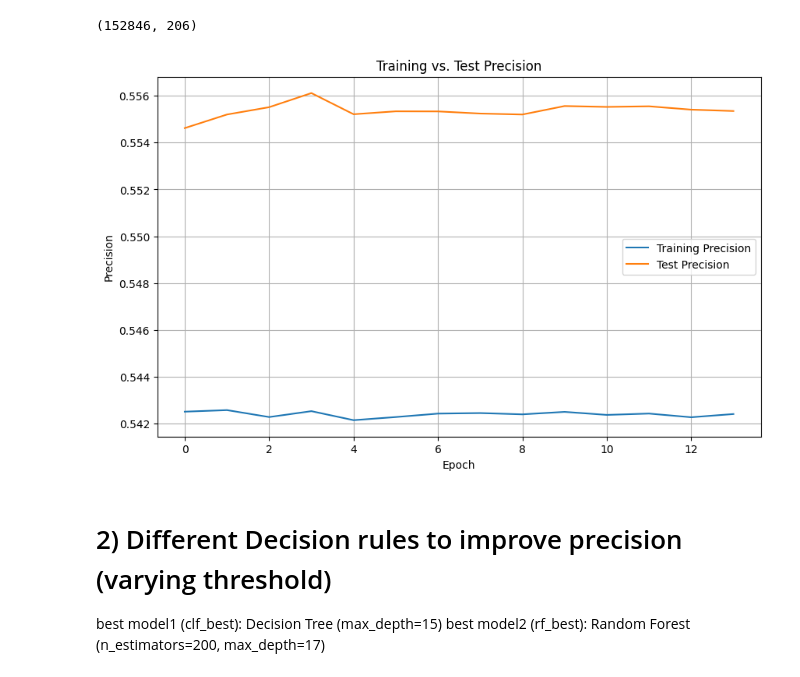
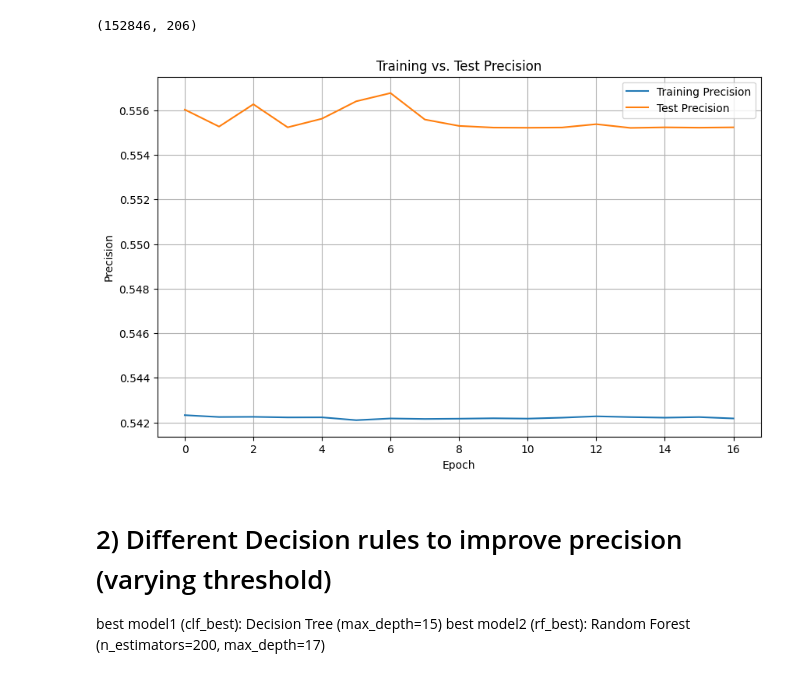
Before and after one commit to mary435/stock-markets-analytics, a Jupyter notebook: 04/Module_04_HA_Workbook_Q2_Advanced.ipynb, the cells around one changed output. Cells and saved outputs as stored; diff of their text form; code cells hidden in the pictures.

```diff
--- a/04/Module_04_HA_Workbook_Q2_Advanced.ipynb
+++ b/04/Module_04_HA_Workbook_Q2_Advanced.ipynb
@@ -1271,8 +1345,8 @@ def train_neural_network_with_hyperparams(HYPER_PARAMS_SPACE, MAX_MODELS=0, MAX_
   return best_model, best_history.history #full hyper params search on all models
 # %%
 # returns best_model (trained) and best_history (history of train operations)
-# best_model, best_history = train_neural_network_with_hyperparams(HYPER_PARAMS_SPACE=p,
-#                                                                  MAX_MODELS=2, #not more than 2 models
-#                                                                  MAX_EPOCHS=250,
-#                                                                  EARLY_STOPPING_PATIENCE=10
-#                                                                  )
+best_model, best_history = train_neural_network_with_hyperparams(HYPER_PARAMS_SPACE=p,
+                                                                  MAX_MODELS=2, #not more than 2 models
+                                                                  MAX_EPOCHS=250,
+                                                                  EARLY_STOPPING_PATIENCE=10
+                                                                  )
@@ -1279,6 +1371,5 @@ def train_neural_network_with_hyperparams(HYPER_PARAMS_SPACE, MAX_MODELS=0, MAX_
 # %%
 # UNCOMMENT WHEN RUN AGAIN
-
-# best_history_nn = best_history
-# best_model_nn = best_model
+best_history_nn = best_history
+best_model_nn = best_model
 # %%
@@ -1286,5 +1397,5 @@ def train_neural_network_with_hyperparams(HYPER_PARAMS_SPACE, MAX_MODELS=0, MAX_
 # %%
-best_history_nn = {'loss': [208422.703125,
+'''best_history_nn = {'loss': [208422.703125,
   1121.272705078125,
   539.65283203125,
   707.9421997070312,
@@ -1368,3 +1479,4 @@ best_history_nn = {'loss': [208422.703125,
   0.5555480718612671,
   0.5554065108299255,
   0.5553468465805054]}
+  '''
@@ -1375,19 +1507,19 @@ X_train_valid.shape
 # %%
 # Learning visualisation for the Deep Neural Network (DNN)
 # The model is not actually training, as the precision and accuracy score are not improving on TRAIN/TEST with more Epochs
 
 # Plotting accuracy
 plt.figure(figsize=(10, 6))
-plt.plot(best_history_nn['precision_10'], label='Training Precision')
-plt.plot(best_history_nn['val_precision_10'], label='Test Precision')
+plt.plot(best_history_nn['precision_4'], label='Training Precision')
+plt.plot(best_history_nn['val_precision_4'], label='Test Precision')
 plt.xlabel('Epoch')
 plt.ylabel('Precision')
 plt.title('Training vs. Test Precision')
 plt.legend()
 plt.grid(True)
 plt.show()
 # %% [output]
-[figure, old version]
+[figure, new version]
 # %% [markdown]
 # 2) Different Decision rules to improve precision (varying threshold)
 
```
Also changed, not shown: parts of 44 cells of this notebook.
